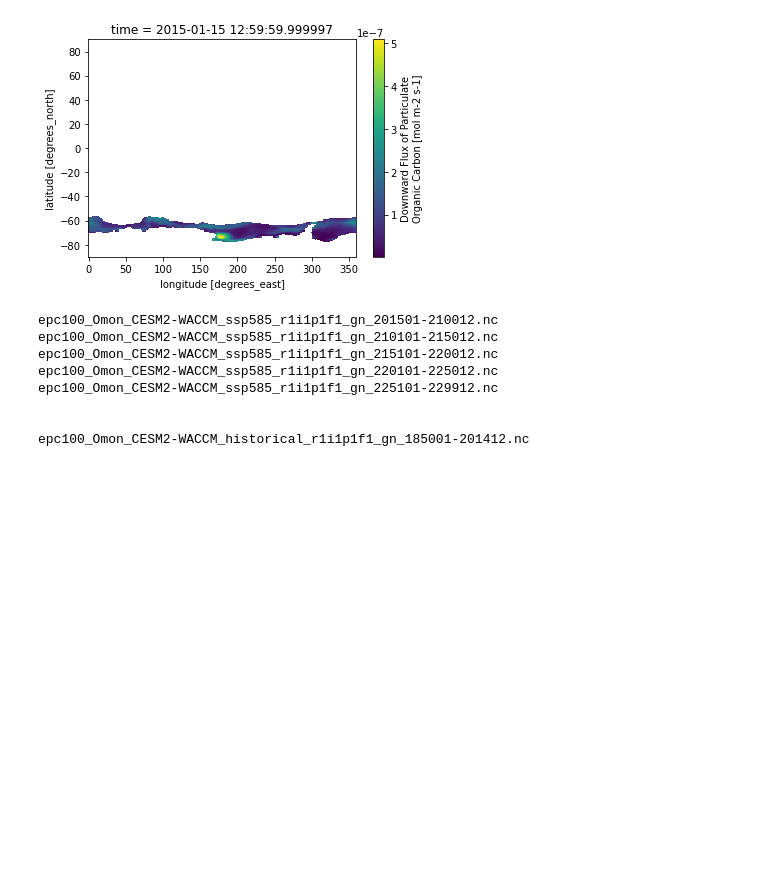
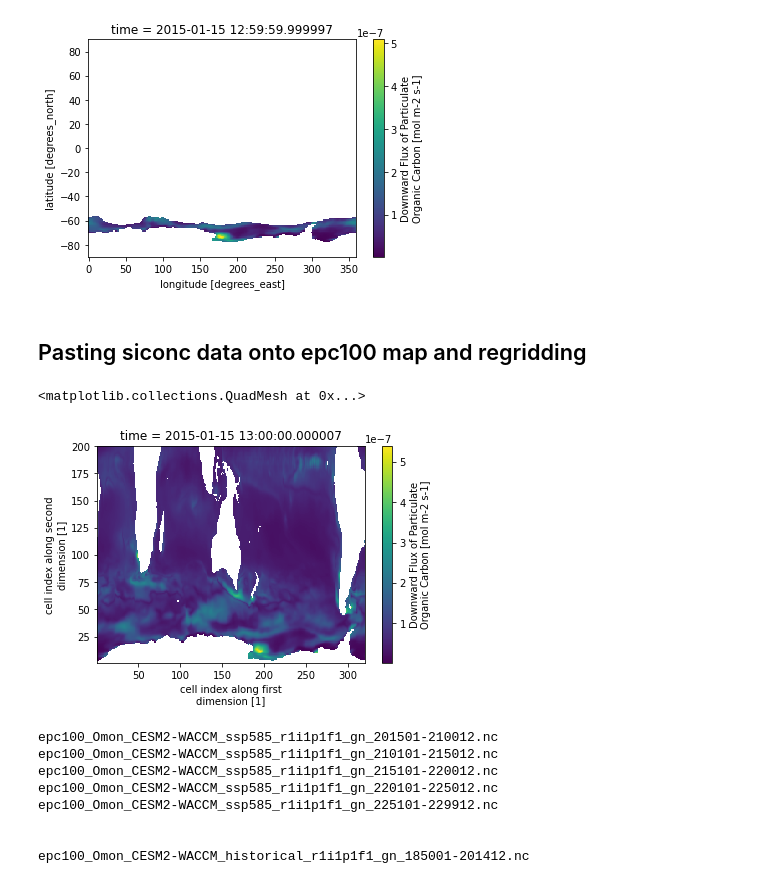
Before and after one commit to jasmineby65/CMEE-Coursework, a Jupyter notebook: Project/code/CESM2-WACCM/epc100_CESM2_WACCM_siconc.ipynb, the cells around one changed output. Cells and saved outputs as stored; diff of their text form; code cells hidden in the pictures; blank space fills up the shorter version.

```diff
--- a/Project/code/CESM2-WACCM/epc100_CESM2_WACCM_siconc.ipynb
+++ b/Project/code/CESM2-WACCM/epc100_CESM2_WACCM_siconc.ipynb
@@ -87,6 +87,16 @@ nc_plot[variable].plot()
 # %% [output]
 <matplotlib.collections.QuadMesh at 0x...>
 [figure]
+# %% [markdown]
+## Pasting siconc data onto epc100 map and regridding
+# %%
+nc = xarray.open_dataset("Data/Raw/epc100_Omon_CESM2-WACCM_ssp585_r1i1p1f1_gn_201501-210012.nc")
+nc_plot = nc.sel(time = "2015-01")
+nc_plot = nc_plot.sel(nlat = slice(0, 200))
+nc_plot[variable].plot()
+# %% [output]
+<matplotlib.collections.QuadMesh at 0x...>
+[figure, added]
 # %%
 for file in os.listdir("Data/Raw/"):
     if file.startswith("{}_{}_{}_{}".format(variable, freq, model, experiment)):
```
Also changed, not shown: 3 other files.
